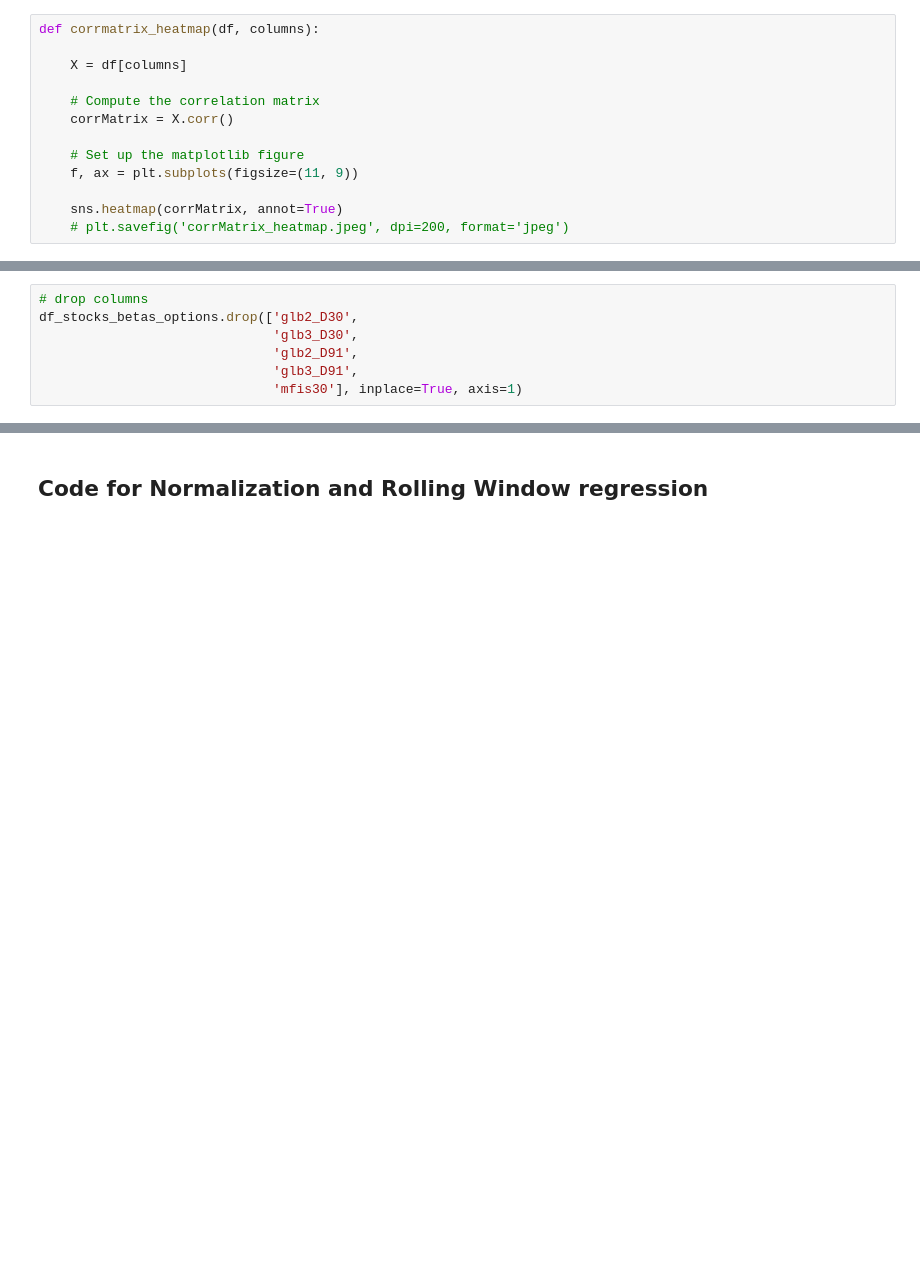
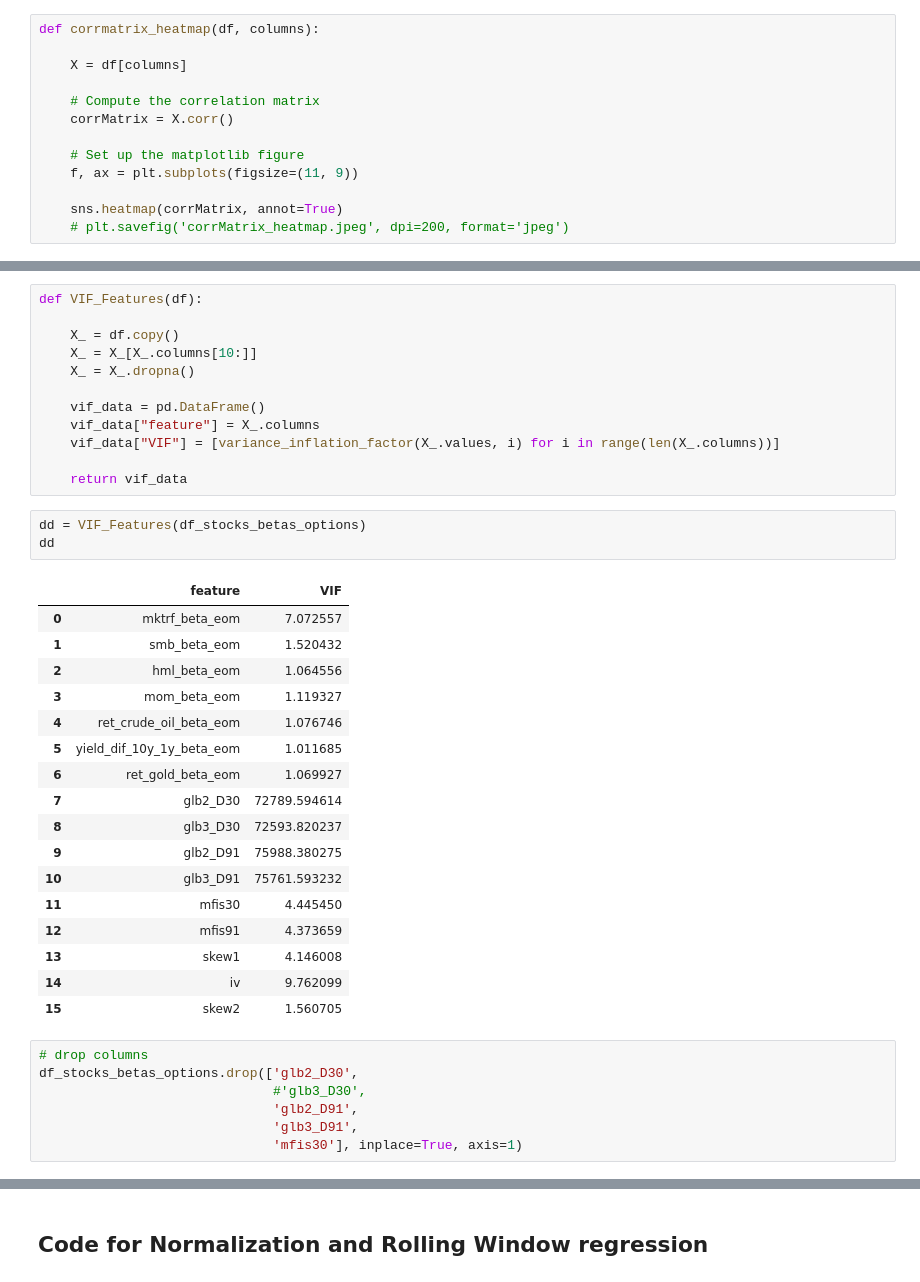
Before and after one commit to iewaij/qs, a Jupyter notebook: Masternotebook.ipynb, the cells around one changed output, grey strips where cells are left out. Cells and saved outputs as stored; diff of their text form; blank space fills up the shorter version.

```diff
--- a/Masternotebook.ipynb
+++ b/Masternotebook.ipynb
@@ -611,7 +618,40 @@ corrmatrix_heatmap(df=df_stocks_betas_options, columns=columns)
+# %%
+def VIF_Features(df):
+
+    X_ = df.copy()
+    X_ = X_[X_.columns[10:]]
+    X_ = X_.dropna()
+
+    vif_data = pd.DataFrame()
+    vif_data["feature"] = X_.columns
+    vif_data["VIF"] = [variance_inflation_factor(X_.values, i) for i in range(len(X_.columns))]
+
+    return vif_data
+# %%
+dd = VIF_Features(df_stocks_betas_options)
+dd
+# %% [output]
+|  | feature | VIF |
+| 0 | mktrf_beta_eom | 7.072557 |
+| 1 | smb_beta_eom | 1.520432 |
+| 2 | hml_beta_eom | 1.064556 |
+| 3 | mom_beta_eom | 1.119327 |
+| 4 | ret_crude_oil_beta_eom | 1.076746 |
+| 5 | yield_dif_10y_1y_beta_eom | 1.011685 |
+| 6 | ret_gold_beta_eom | 1.069927 |
+| 7 | glb2_D30 | 72789.594614 |
+| 8 | glb3_D30 | 72593.820237 |
+| 9 | glb2_D91 | 75988.380275 |
+| 10 | glb3_D91 | 75761.593232 |
+| 11 | mfis30 | 4.445450 |
+| 12 | mfis91 | 4.373659 |
+| 13 | skew1 | 4.146008 |
+| 14 | iv | 9.762099 |
+| 15 | skew2 | 1.560705 |
 # %%
 # drop columns
 df_stocks_betas_options.drop(['glb2_D30',
-                              'glb3_D30',
+                              #'glb3_D30',
                               'glb2_D91',
                               'glb3_D91',
                               'mfis30'], inplace=True, axis=1)
```
Also changed, not shown: parts of 43 cells of this notebook, 1 other file.
